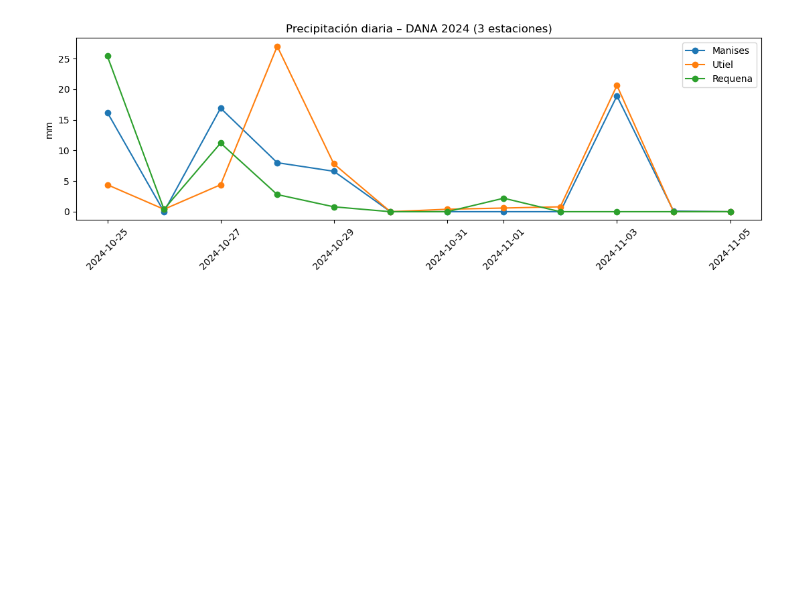
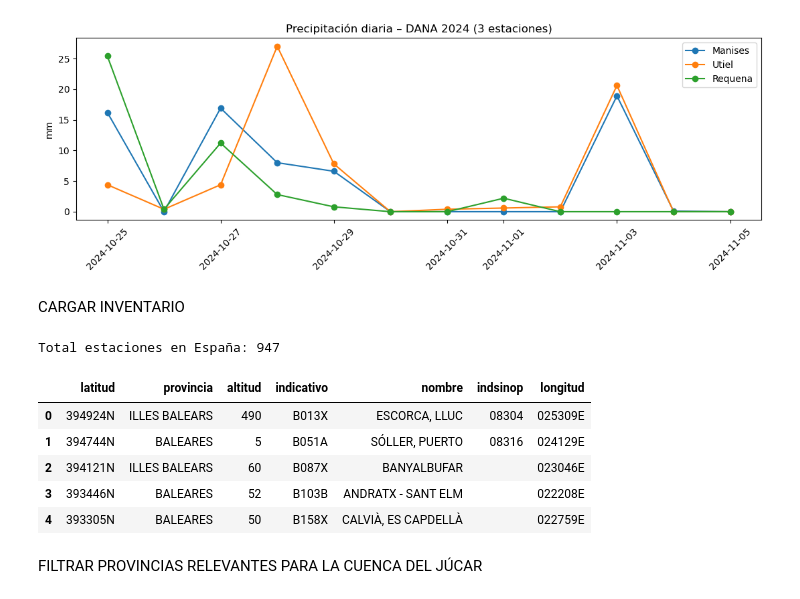
Before and after one commit to mariiaperezb-prog/tfm-flood-warning, a Jupyter notebook: notebooks/01_eda_aemet.ipynb, the cells around one changed output. Drawn from its saved outputs; the diff is of its cells as text; code cells hidden in the pictures; blank space fills up the shorter version.

```diff
--- a/notebooks/01_eda_aemet.ipynb
+++ b/notebooks/01_eda_aemet.ipynb
@@ -30,3 +30,27 @@ plt.tight_layout()
 plt.show()
 # %% [output]
 [figure]
+# %% [markdown]
+CARGAR INVENTARIO
+# %%
+import json
+import sys
+sys.path.insert(0, "..")
+from src.ingest.aemet import parse_coord
+
+with open("../data/raw/aemet/inventario_estaciones.json", encoding="utf-8") as f:
+    inv = json.load(f)
+
+inv_df = pd.DataFrame(inv)
+print(f"Total estaciones en España: {len(inv_df)}")
+inv_df.head()
+# %% [output]
+Total estaciones en España: 947
+|  | latitud | provincia | altitud | indicativo | nombre | indsinop | longitud |
+| 0 | 394924N | ILLES BALEARS | 490 | B013X | ESCORCA, LLUC | 08304 | 025309E |
+| 1 | 394744N | BALEARES | 5 | B051A | SÓLLER, PUERTO | 08316 | 024129E |
+| 2 | 394121N | ILLES BALEARS | 60 | B087X | BANYALBUFAR |  | 023046E |
+| 3 | 393446N | BALEARES | 52 | B103B | ANDRATX - SANT ELM |  | 022208E |
+| 4 | 393305N | BALEARES | 50 | B158X | CALVIÀ, ES CAPDELLÀ |  | 022759E |
+# %% [markdown]
+FILTRAR PROVINCIAS RELEVANTES PARA LA CUENCA DEL JÚCAR
```
Also changed, not shown: parts of 5 cells of this notebook, 1 other file.
